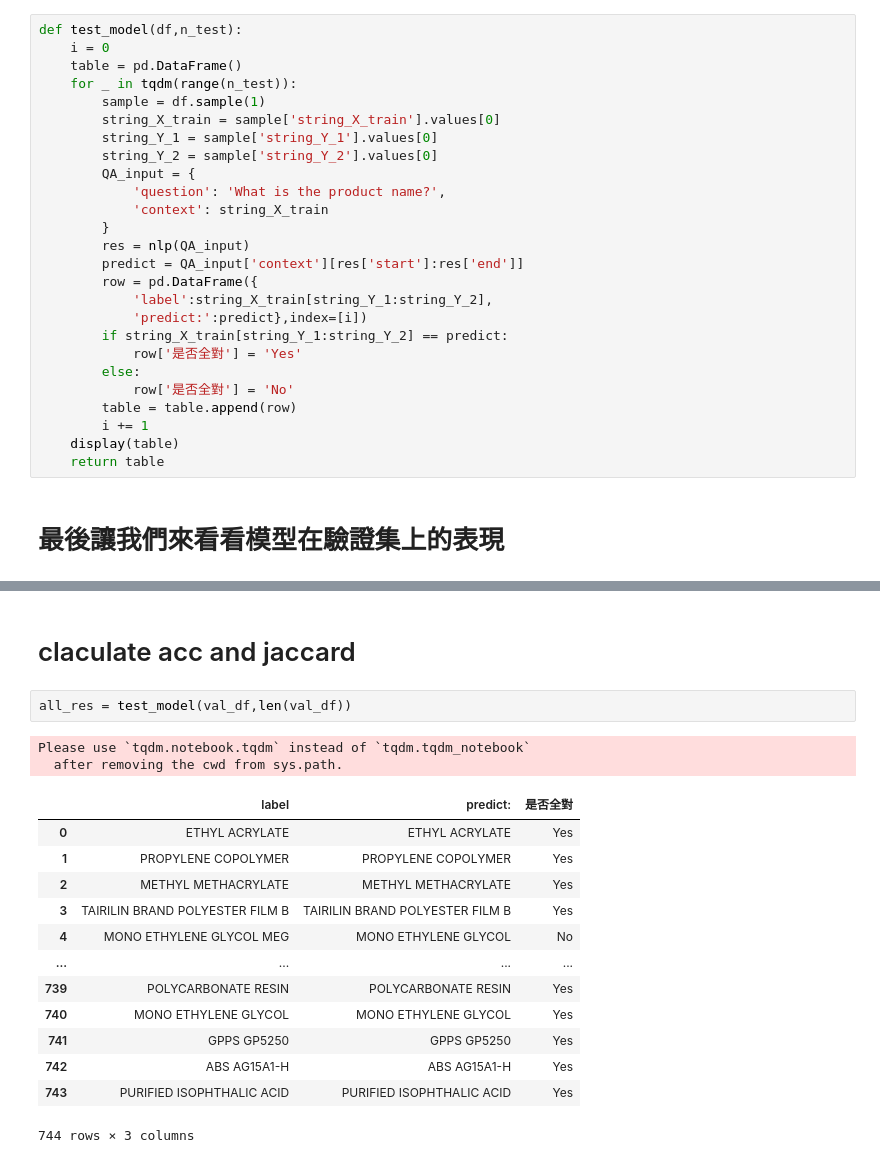
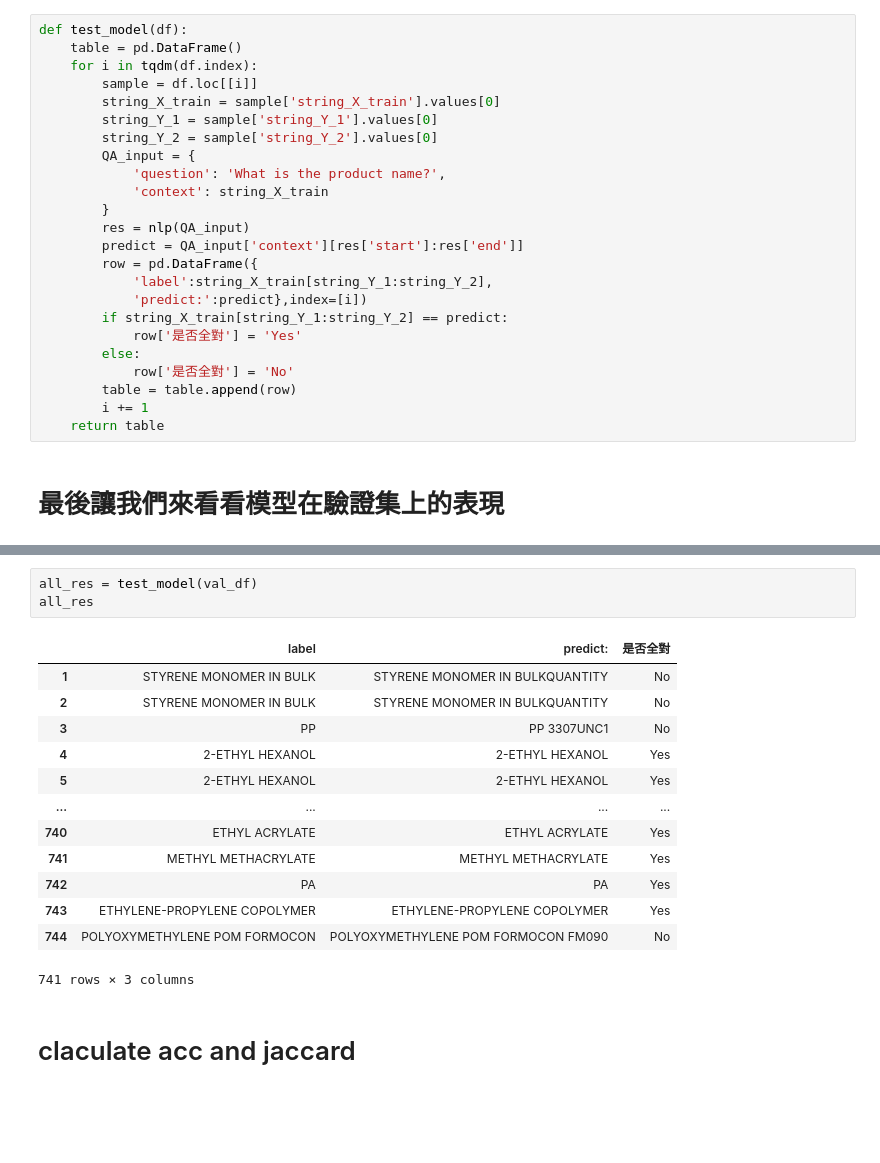
Before and after one commit to skywalker0803r/Product_Data_SQuAD, a Jupyter notebook: Product_Data_SQuAD.ipynb, the cells around one changed output, grey strips where cells are left out. Cells and saved outputs as stored; diff of their text form; blank space fills up the shorter version.

```diff
--- a/Product_Data_SQuAD.ipynb
+++ b/Product_Data_SQuAD.ipynb
@@ -377,9 +423,8 @@ nlp = pipeline('question-answering', model=model.to('cpu'), tokenizer=tokenizer)
 # %%
-def test_model(df,n_test):
-    i = 0
+def test_model(df):
     table = pd.DataFrame()
-    for _ in tqdm(range(n_test)):
-        sample = df.sample(1)
+    for i in tqdm(df.index):
+        sample = df.loc[[i]]
         string_X_train = sample['string_X_train'].values[0]
         string_Y_1 = sample['string_Y_1'].values[0]
         string_Y_2 = sample['string_Y_2'].values[0]
@@ -398,7 +443,6 @@ def test_model(df,n_test):
             row['是否全對'] = 'No'
         table = table.append(row)
         i += 1
-    display(table)
     return table
 # %% [markdown]
 # 最後讓我們來看看模型在驗證集上的表現
@@ -444,20 +449,19 @@ Please use `tqdm.notebook.tqdm` instead of `tqdm.tqdm_notebook`
+# %%
+all_res = test_model(val_df)
+all_res
+# %% [output]
+|  | label | predict: | 是否全對 |
+| 1 | STYRENE MONOMER IN BULK | STYRENE MONOMER IN BULKQUANTITY | No |
+| 2 | STYRENE MONOMER IN BULK | STYRENE MONOMER IN BULKQUANTITY | No |
+| 3 | PP | PP 3307UNC1 | No |
+| 4 | 2-ETHYL HEXANOL | 2-ETHYL HEXANOL | Yes |
+| 5 | 2-ETHYL HEXANOL | 2-ETHYL HEXANOL | Yes |
+| ... | ... | ... | ... |
+| 740 | ETHYL ACRYLATE | ETHYL ACRYLATE | Yes |
+| 741 | METHYL METHACRYLATE | METHYL METHACRYLATE | Yes |
+| 742 | PA | PA | Yes |
+| 743 | ETHYLENE-PROPYLENE COPOLYMER | ETHYLENE-PROPYLENE COPOLYMER | Yes |
+| 744 | POLYOXYMETHYLENE POM FORMOCON | POLYOXYMETHYLENE POM FORMOCON FM090 | No |
+741 rows × 3 columns
 # %% [markdown]
 # claculate acc and jaccard
-# %%
-all_res = test_model(val_df,len(val_df))
-# %% [output]
-Please use `tqdm.notebook.tqdm` instead of `tqdm.tqdm_notebook`
-  after removing the cwd from sys.path.
-|  | label | predict: | 是否全對 |
-| 0 | ETHYL ACRYLATE | ETHYL ACRYLATE | Yes |
-| 1 | PROPYLENE COPOLYMER | PROPYLENE COPOLYMER | Yes |
-| 2 | METHYL METHACRYLATE | METHYL METHACRYLATE | Yes |
-| 3 | TAIRILIN BRAND POLYESTER FILM B | TAIRILIN BRAND POLYESTER FILM B | Yes |
-| 4 | MONO ETHYLENE GLYCOL MEG | MONO ETHYLENE GLYCOL | No |
-| ... | ... | ... | ... |
-| 739 | POLYCARBONATE RESIN | POLYCARBONATE RESIN | Yes |
-| 740 | MONO ETHYLENE GLYCOL | MONO ETHYLENE GLYCOL | Yes |
-| 741 | GPPS GP5250 | GPPS GP5250 | Yes |
-| 742 | ABS AG15A1-H | ABS AG15A1-H | Yes |
-| 743 | PURIFIED ISOPHTHALIC ACID | PURIFIED ISOPHTHALIC ACID | Yes |
-744 rows × 3 columns
```
Also changed, not shown: parts of 20 cells of this notebook.
